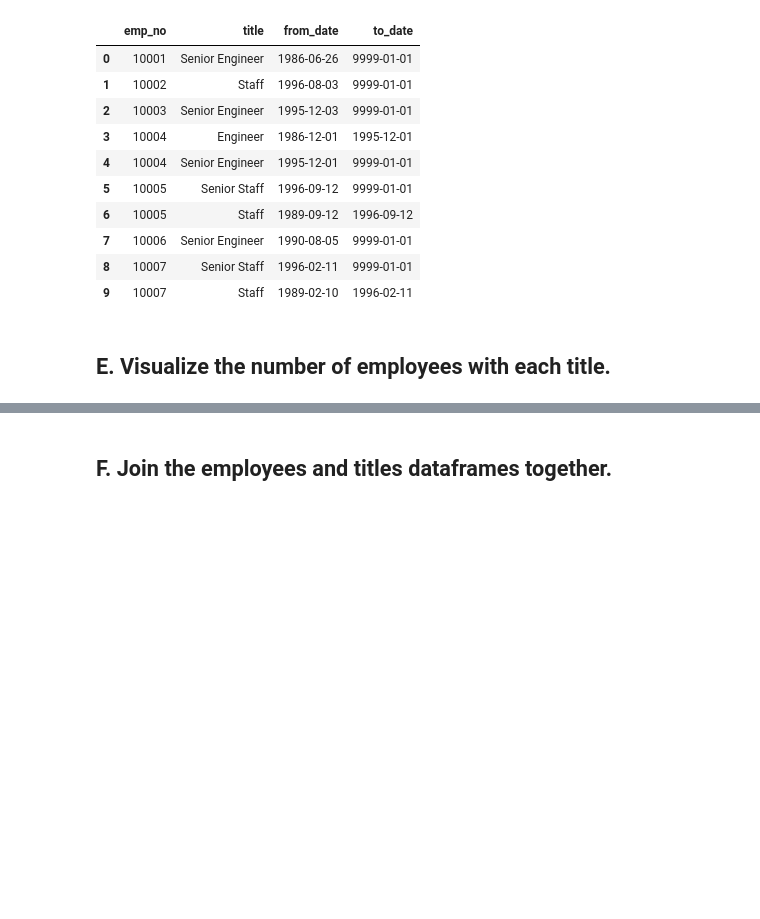
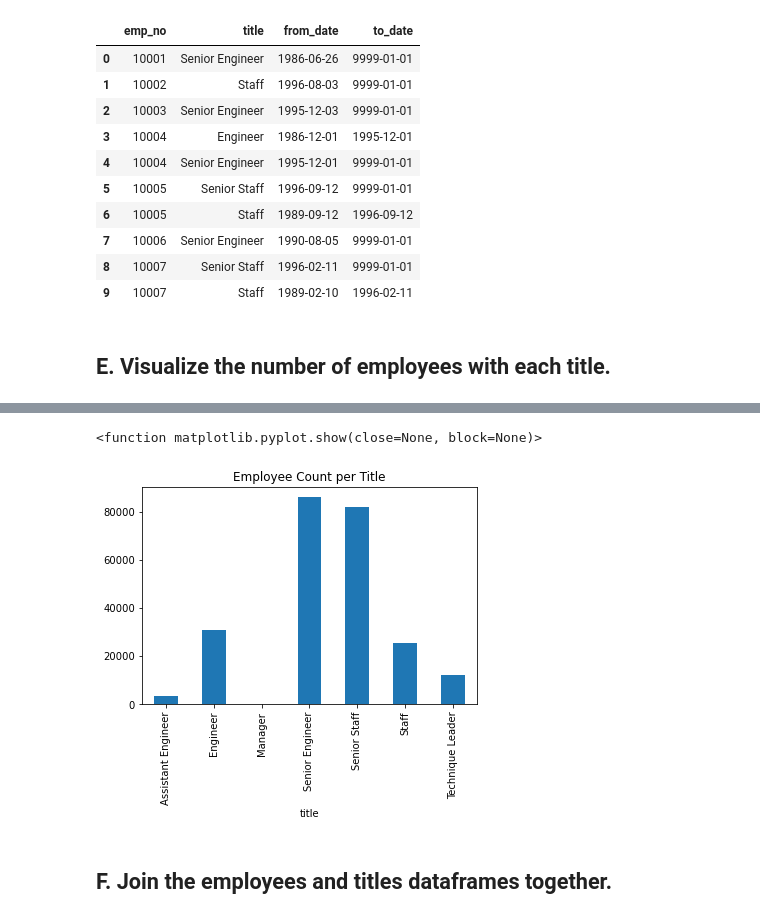
Before and after one commit to johngrinstead/numpy-pandas-visualization-exercises, a Jupyter notebook: advanced_dataframes.ipynb, the cells around one changed output, grey strips where cells are left out. Cells and saved outputs as stored; diff of their text form; code cells hidden in the pictures; blank space fills up the shorter version.

```diff
--- a/advanced_dataframes.ipynb
+++ b/advanced_dataframes.ipynb
@@ -338,0 +347,4 @@ len(titles)
+# %%
+current_employees = titles.to_date == titles.to_date.max()
+
+current_employees.head(10)
@@ -338,0 +363,4 @@ len(titles)
+# %%
+current_employee_titles = titles[current_employees]
+
+current_employee_titles.head(10)
@@ -338,0 +379,4 @@ len(titles)
+# %%
+current_title_values = current_employee_titles.groupby('title').emp_no.count()
+
+current_title_values
@@ -339,2 +393,11 @@ len(titles)
+# %%
+current_title_values.plot.bar()
+
+plt.title('Employee Count per Title')
+
+plt.show
+# %% [output]
+<function matplotlib.pyplot.show(close=None, block=None)>
+[figure, added]
 # %% [markdown]
 ## F. Join the employees and titles dataframes together.
```
Also changed, not shown: parts of 29 cells of this notebook.
